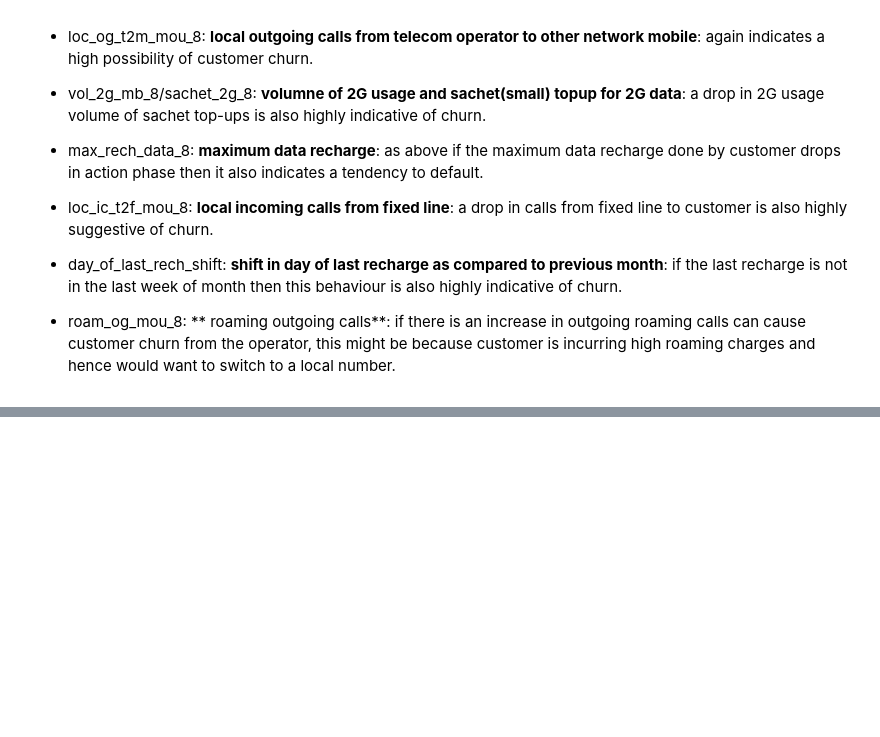
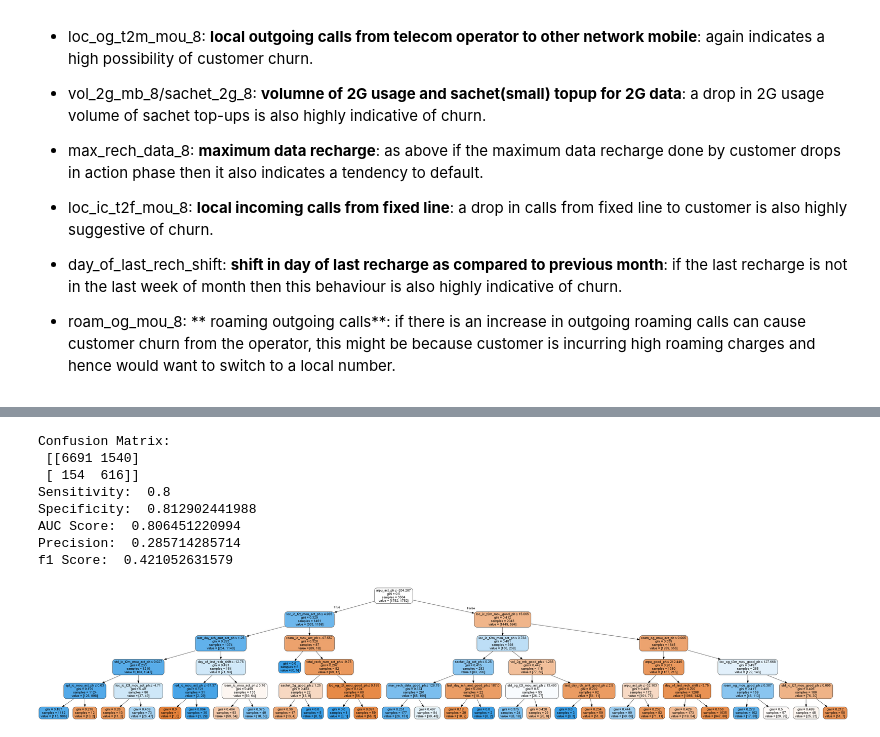
Before and after one commit to saad1504/Telecom_Churn_Case_Study, a Jupyter notebook: Telecom_Churn_Modelling.ipynb, the cells around one changed output, grey strips where cells are left out. Saved outputs shown, nothing was run; the diff lists cells and outputs as text; code cells hidden in the pictures; blank space fills up the shorter version.

```diff
--- a/Telecom_Churn_Modelling.ipynb
+++ b/Telecom_Churn_Modelling.ipynb
@@ -2065,0 +2079,32 @@ Some of the action phase indicators for customer churn are as follows:
+# %%
+from sklearn.tree import export_graphviz
+from sklearn.externals.six import StringIO
+from IPython.display import Image
+import pydotplus
+
+# If you're on windows:
+# Specifing path for dot file.
+import os
+os.environ["PATH"] += os.pathsep + 'C:/Program Files (x86)/Graphviz2.38/bin/'
+
+
+dtree=DecisionTreeClassifier(max_depth=5)
+dtree.fit(X_mju, y_mju)
+printMetrics(y_test, dtree.predict(X_test))
+
+dot_data = StringIO()
+export_graphviz(dtree, out_file=dot_data,
+                filled=True, rounded=True,
+                special_characters=True,feature_names=X_mju.columns)
+graph = pydotplus.graph_from_dot_data(dot_data.getvalue())
+Image(graph.create_png())
+# %% [output]
+Confusion Matrix:
+ [[6691 1540]
+ [ 154  616]]
+Sensitivity:  0.8
+Specificity:  0.812902441988
+AUC Score:  0.806451220994
+Precision:  0.285714285714
+f1 Score:  0.421052631579
+[figure, added]
```
Also changed, not shown: parts of 2 cells of this notebook.
